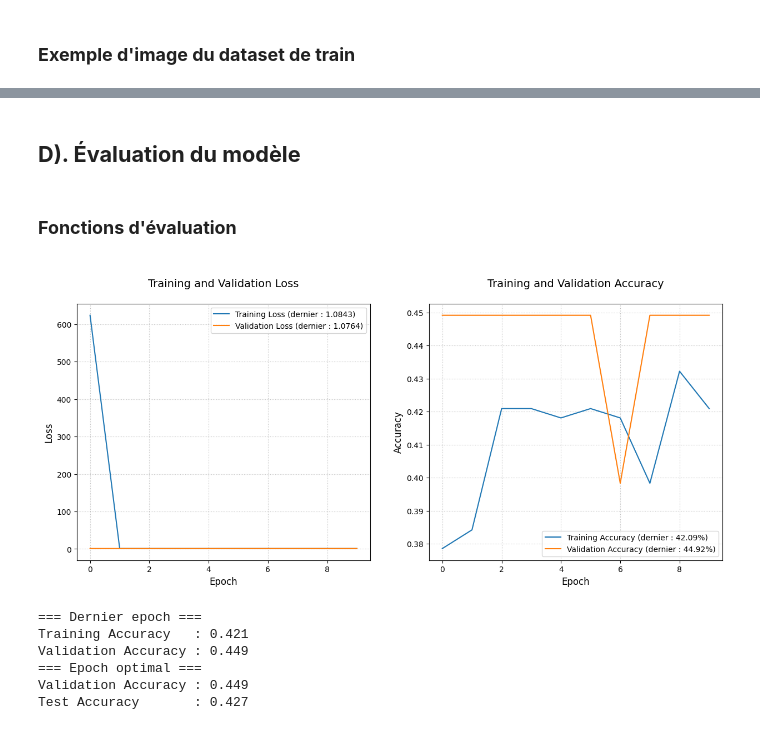
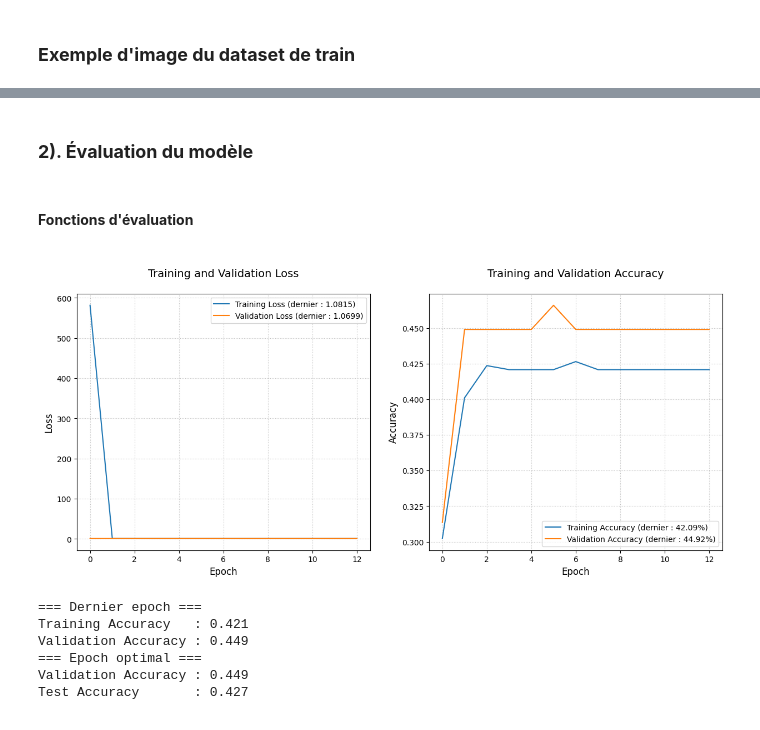
Before and after one commit to BiGHeaDMaX/Identifier-Races-Chiens-avec-TensorFlow, a Jupyter notebook: 02 - Modèle personnel.ipynb, the cells around one changed output, grey strips where cells are left out. Cells and saved outputs as stored; diff of their text form; code cells hidden in the pictures.

Commit message:
Modèle de base et modèle opti

```diff
--- a/02 - Modèle personnel.ipynb
+++ b/02 - Modèle personnel.ipynb
@@ -49,9 +49,9 @@ split_ratio = 0.8
 
 # Répertoire source
 #input_folder = "dogs_only"
-input_folder = "dogs_small_proc"
+#input_folder = "dogs_small_proc"
 #input_folder = "dogs_small_proc_white"
-#input_folder = "dogs_small"
+input_folder = "dogs_small"
 
 output_folder = input_folder + "_splited"
 
@@ -234,5 +230,5 @@ def create_model_fct3() :
 # %%
 # Création du modèle
 with device('/gpu:0'):
-    model3 = create_model_fct3()
+    model_base = create_model_base()
 # %% [output]
@@ -258,6 +254,19 @@ None
 # %%
-model3_save_path = "./model3_perso_best_weights.h5"
-checkpoint = ModelCheckpoint(model3_save_path, monitor='val_loss', verbose=1, save_best_only=True, mode='min')
-es = EarlyStopping(monitor='val_loss', mode='min', verbose=1, patience=5)
-callbacks_list = [checkpoint, es]
+model_base_save_path = "./model_perso_base_best_weights.h5"
+
+checkpoint = ModelCheckpoint(model_base_save_path,
+                             monitor='val_loss',
+                             verbose=1,
+                             save_best_only=True,
+                             mode='min'
+             )
+
+es = EarlyStopping(monitor='val_loss',
+                   mode='min',
+                   verbose=1,
+                   patience=5  # Nombre d'epoch sans amélioration à attendre
+                               # avant d'interrompre l'entraînement
+     )
+
+callbacks_list_base = [checkpoint, es]
 # %% [markdown]
@@ -268,9 +277,13 @@ print("GPUs disponibles :", len(list_physical_devices('GPU')), "\n")
 debut = time.time()  # Heure de début du traitement
 
 with device('/gpu:0'):
-    history3 = model3.fit(dataset_train,
-                    validation_data=dataset_val,
-                    batch_size=batch_size, epochs=50, callbacks=callbacks_list, verbose=1)
+    history_base = model_base.fit(dataset_train,
+                                  validation_data=dataset_val,
+                                  batch_size=batch_size,  # On reprend bien le même batchsize que lors de la création des datasets
+                                  epochs=50,
+                                  callbacks=callbacks_list_base,
+                                  verbose=1
+                   )
 
 print(f"\nDurée d'entraînement : {(time.time() - debut):.2f} s")
 # %% [output]
@@ -294,7 +311,7 @@ Durée d'entraînement' : 13.35 s
 # %% [markdown]
-## **D). Évaluation du modèle**
+### **2). Évaluation du modèle**
 # %% [markdown]
-### **Fonctions d'évaluation**
+#### **Fonctions d'évaluation**
 # %%
 def show_train_metrics(history):
 
@@ -370,9 +387,9 @@ def show_metrics_and_matrix(model=None, dataset=None):
     plt.ylabel("", fontsize=16)
     cmp.plot(ax=ax, cmap=plt.cm.PuBuGn)
 # %%
-show_train_metrics(history=history3)
+show_train_metrics(history=history_base)
 # %% [output]
-[figure, old version]
+[figure, new version]
 # %%
 # Score du dernier epoch
 print("=== Dernier epoch ===")
```
Also changed, not shown: parts of 35 cells of this notebook.
